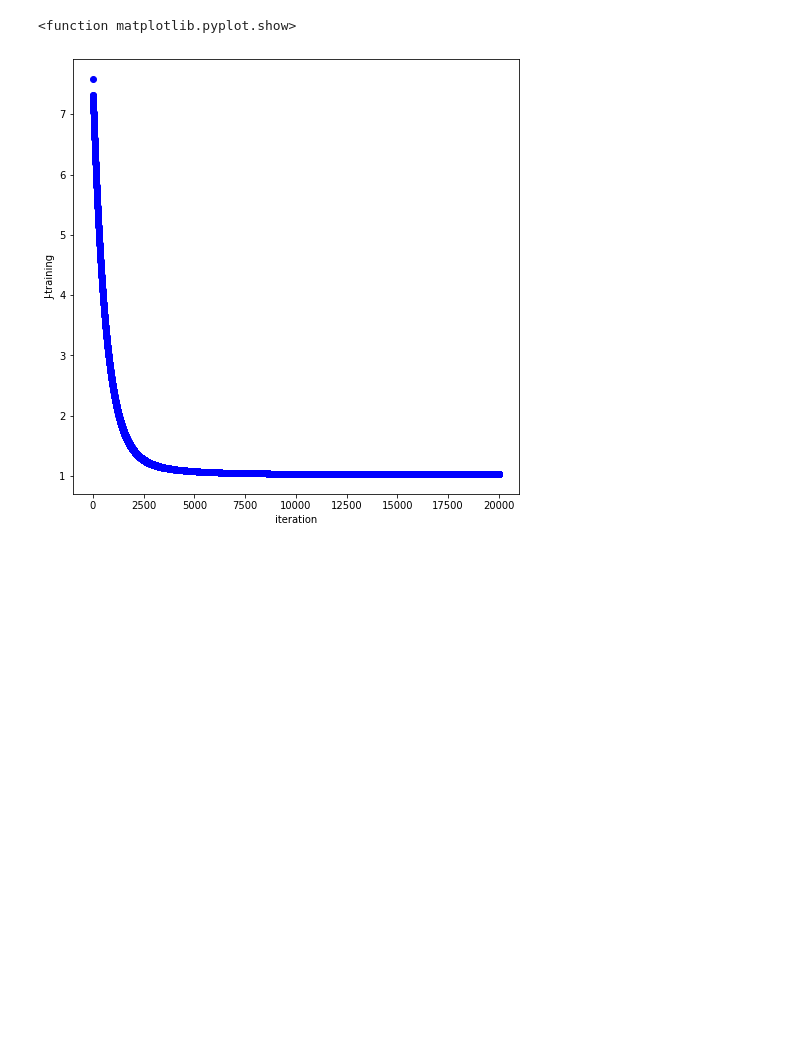
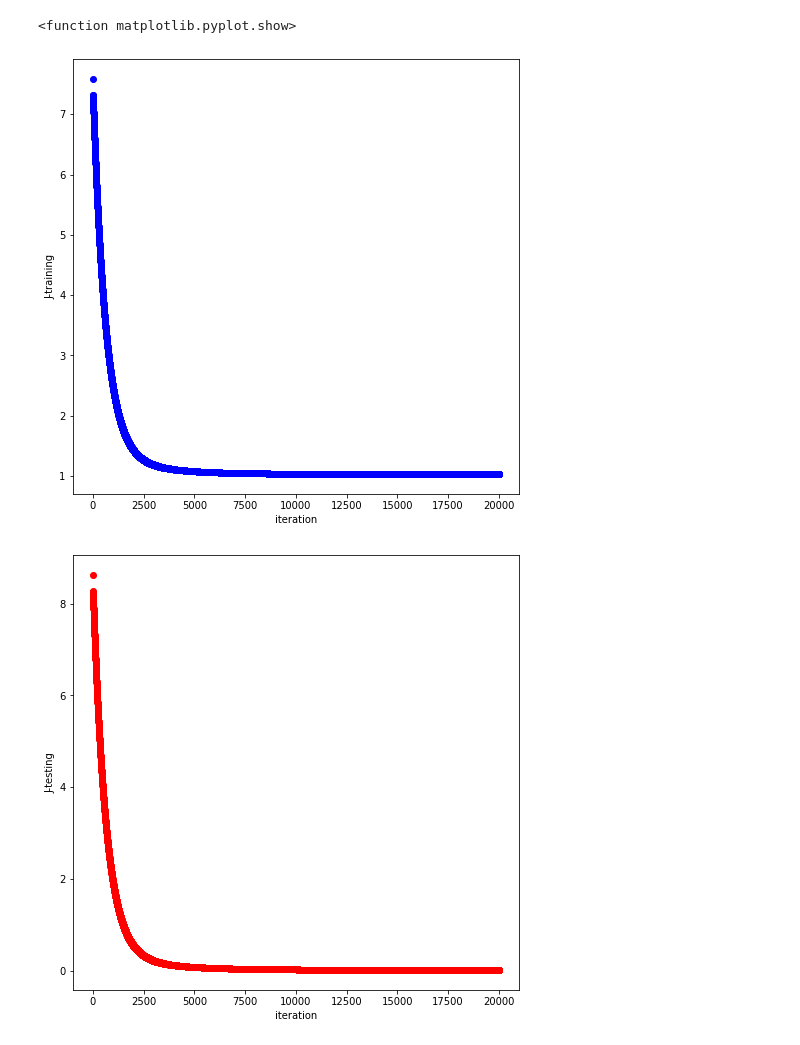
Before and after one commit to susanna1221/MachineLearningHW, a Jupyter notebook: MachineLearning3.ipynb, the cells around one changed output. Drawn from its saved outputs; the diff is of its cells as text; code cells hidden in the pictures; blank space fills up the shorter version.

Commit message:
Plotting the testing error

```diff
--- a/MachineLearning3.ipynb
+++ b/MachineLearning3.ipynb
@@ -140,31 +140,45 @@ theta3=[]
 for i in range(len(theta_h)):
   theta0.append(copy.deepcopy(theta_h[i][0]))
   theta1.append(copy.deepcopy(theta_h[i][1]))
   theta2.append(copy.deepcopy(theta_h[i][2]))
   theta3.append(copy.deepcopy(theta_h[i][3]))
 
 #graph1
-xla=num+1
+xla=len(theta_h)
 plt.figure(figsize=(8, 8))
 
 plt.scatter(range(xla),theta0, c='black')
 plt.scatter(range(xla),theta1, c='red')
 plt.scatter(range(xla),theta2, c='green')
 plt.scatter(range(xla),theta3, c='blue')
 plt.xlabel('iteration')
 
 plt.show()
 
 
 #graph2
 plt.figure(figsize=(8, 8))
 
 plt.scatter(range(xla),cost_h, c='blue')
 plt.xlabel('iteration')
 plt.ylabel('J-training')
 
 plt.show
+
+#graph3
+test_J_history=[]
+for i in range(len(theta_h)):
+  test_J_history.append(compute_cost(theta_h[i], test_data_array, test_h))
+
+plt.figure(figsize=(8, 8))
+
+plt.scatter(range(xla),test_J_history, c='red')
+plt.xlabel('iteration')
+plt.ylabel('J-testing')
+
+plt.show
 # %% [output]
 [figure]
 <function matplotlib.pyplot.show>
 [figure]
+[figure, added]
```
Also changed, not shown: parts of 1 cell of this notebook.
